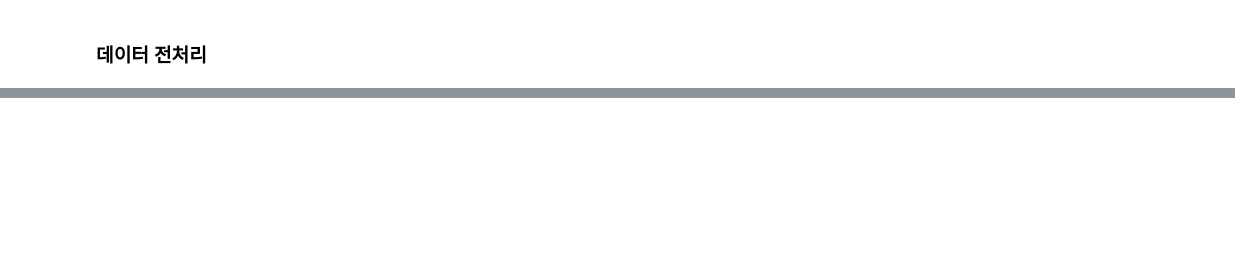
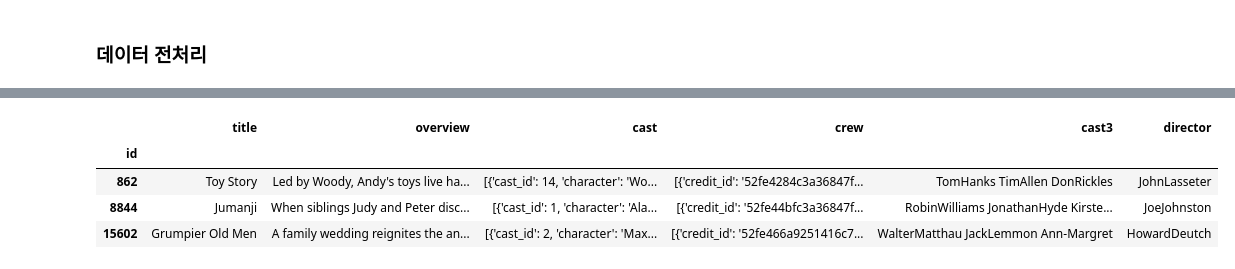
Before and after one commit to 1unasy/MachineLearning-2021-12, a Jupyter notebook: 07.추천시스템/12.영화추천(감독,배우).ipynb, the cells around one changed output, grey strips where cells are left out. Cells and saved outputs as stored; diff of their text form; code cells hidden in the pictures; blank space fills up the shorter version.

```diff
--- a/07.추천시스템/12.영화추천(감독,배우).ipynb
+++ b/07.추천시스템/12.영화추천(감독,배우).ipynb
@@ -24,0 +121,12 @@ movie.shape, info.shape
+# %%
+def get_3cast(x):
+    cast = []
+    for item in x:
+        if item['name'] not in cast:
+            cast.append(item['name'])
+    cast = list(map(lambda s: re.sub(' ', '', s), cast))
+    cast = cast if len(cast) <= 3 else cast[:3]
+    return ' '.join(cast)
+# %%
+df['cast3'] = df.cast.apply(get_3cast)
+df.head(3)
@@ -24,0 +141,3 @@ movie.shape, info.shape
+# %%
+df.crew = df.crew.apply(literal_eval)
+df.crew[862][0]
@@ -24,0 +152,15 @@ movie.shape, info.shape
+# %%
+def get_director(x):
+    for item in x:
+        if item['job'] == 'Director':
+            return item['name'].replace(' ', '')
+    return ''
+# %%
+df['director'] = df.crew.apply(get_director)
+df.head(3)
+# %% [output]
+|  | title | overview | cast | crew | cast3 | director |
+| id |  |  |  |  |  |  |
+| 862 | Toy Story | Led by Woody, Andy's toys live ha... | [{'cast_id': 14, 'character': 'Wo... | [{'credit_id': '52fe4284c3a36847f... | TomHanks TimAllen DonRickles | JohnLasseter |
+| 8844 | Jumanji | When siblings Judy and Peter disc... | [{'cast_id': 1, 'character': 'Ala... | [{'credit_id': '52fe44bfc3a36847f... | RobinWilliams JonathanHyde Kirste... | JoeJohnston |
+| 15602 | Grumpier Old Men | A family wedding reignites the an... | [{'cast_id': 2, 'character': 'Max... | [{'credit_id': '52fe466a9251416c7... | WalterMatthau JackLemmon Ann-Margret | HowardDeutch |
```
Also changed, not shown: parts of 28 cells of this notebook.
